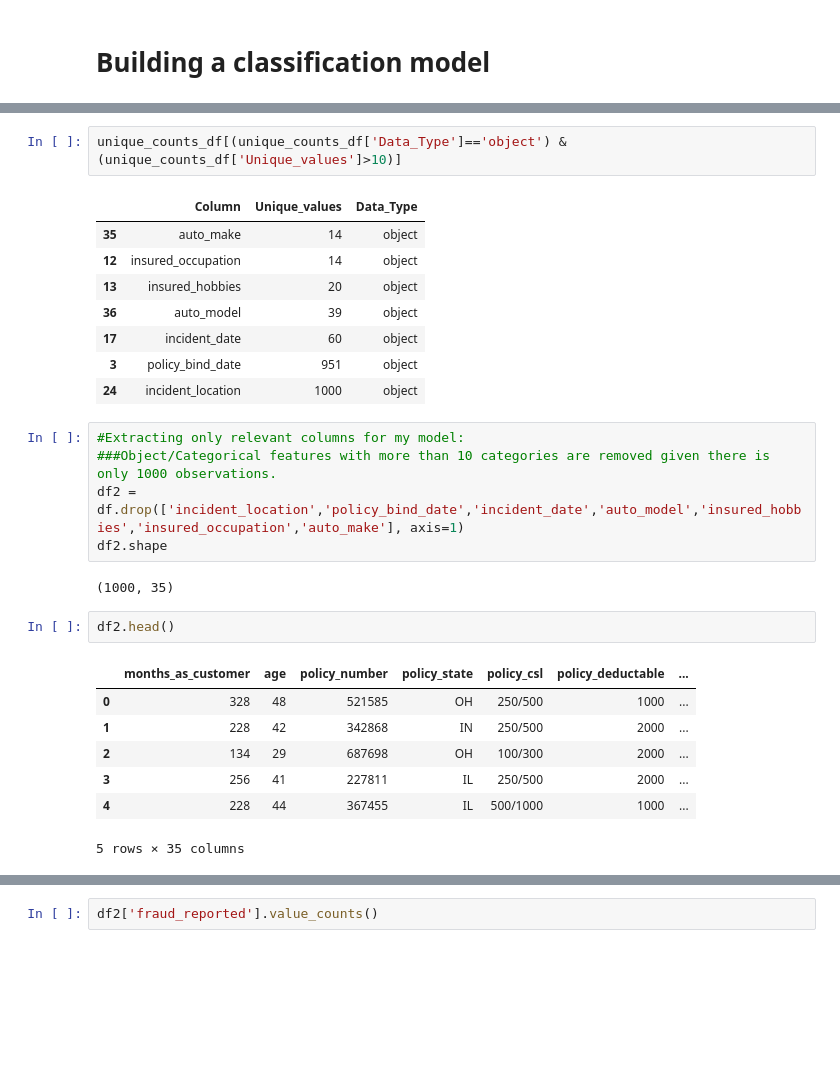
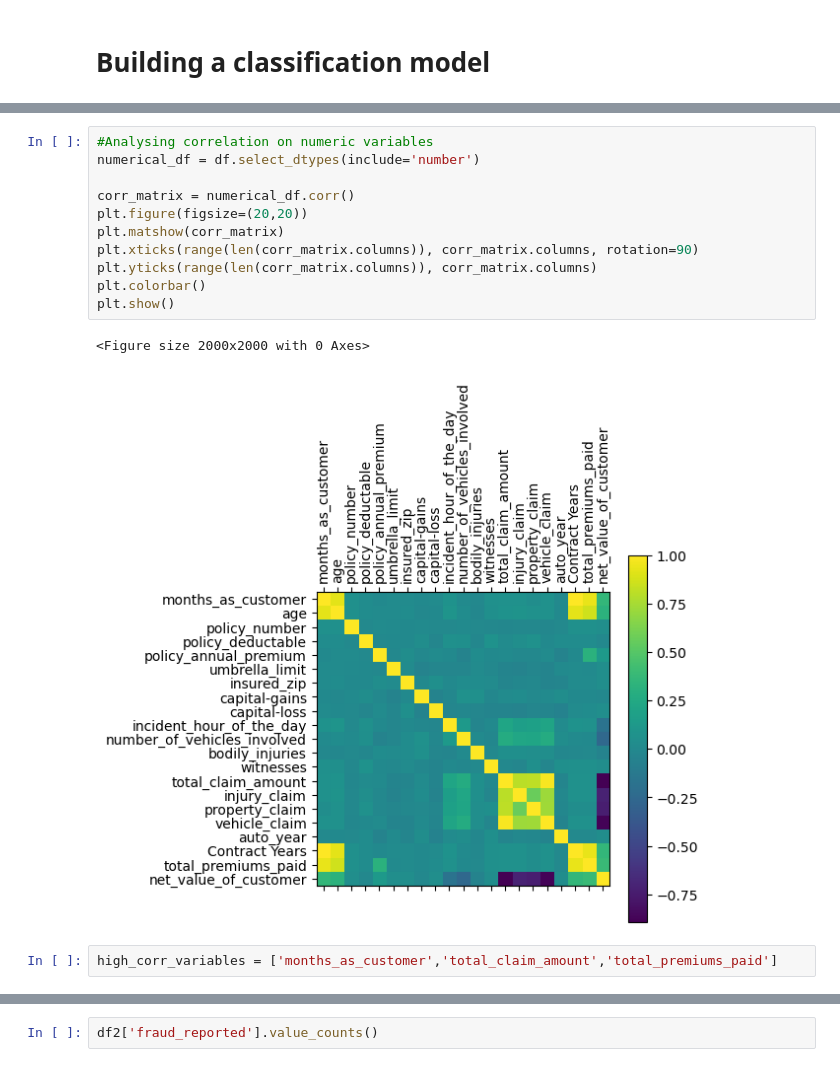
Before and after one commit to mondesimbosini/Integrated-Project, a Jupyter notebook: insurance_fraud_classification.ipynb, the cells around one changed output, grey strips where cells are left out. Cells and saved outputs as stored; diff of their text form; blank space fills up the shorter version.

```diff
--- a/insurance_fraud_classification.ipynb
+++ b/insurance_fraud_classification.ipynb
@@ -164,28 +134,16 @@ unique_counts_df
-# %%
-unique_counts_df[(unique_counts_df['Data_Type']=='object') & (unique_counts_df['Unique_values']>10)]
-# %% [output]
-|  | Column | Unique_values | Data_Type |
-| 35 | auto_make | 14 | object |
-| 12 | insured_occupation | 14 | object |
-| 13 | insured_hobbies | 20 | object |
-| 36 | auto_model | 39 | object |
-| 17 | incident_date | 60 | object |
-| 3 | policy_bind_date | 951 | object |
-| 24 | incident_location | 1000 | object |
-# %%
-#Extracting only relevant columns for my model:
-###Object/Categorical features with more than 10 categories are removed given there is only 1000 observations.
-df2 = df.drop(['incident_location','policy_bind_date','incident_date','auto_model','insured_hobbies','insured_occupation','auto_make'], axis=1)
-df2.shape
-# %% [output]
-(1000, 35)
-# %%
-df2.head()
-# %% [output]
-|  | months_as_customer | age | policy_number | policy_state | policy_csl | policy_deductable | ... |
-| 0 | 328 | 48 | 521585 | OH | 250/500 | 1000 | ... |
-| 1 | 228 | 42 | 342868 | IN | 250/500 | 2000 | ... |
-| 2 | 134 | 29 | 687698 | OH | 100/300 | 2000 | ... |
-| 3 | 256 | 41 | 227811 | IL | 250/500 | 2000 | ... |
-| 4 | 228 | 44 | 367455 | IL | 500/1000 | 1000 | ... |
-5 rows × 35 columns
+# %%
+#Analysing correlation on numeric variables
+numerical_df = df.select_dtypes(include='number')
+
+corr_matrix = numerical_df.corr()
+plt.figure(figsize=(20,20))
+plt.matshow(corr_matrix)
+plt.xticks(range(len(corr_matrix.columns)), corr_matrix.columns, rotation=90)
+plt.yticks(range(len(corr_matrix.columns)), corr_matrix.columns)
+plt.colorbar()
+plt.show()
+# %% [output]
+<Figure size 2000x2000 with 0 Axes>
+[figure, added]
+# %%
+high_corr_variables = ['months_as_customer','total_claim_amount','total_premiums_paid']
```
Also changed, not shown: parts of 36 cells of this notebook.
